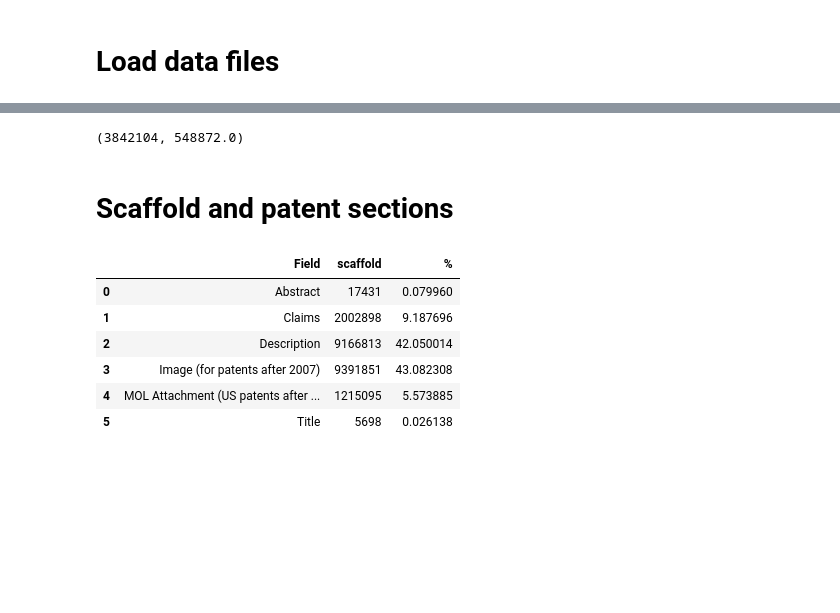
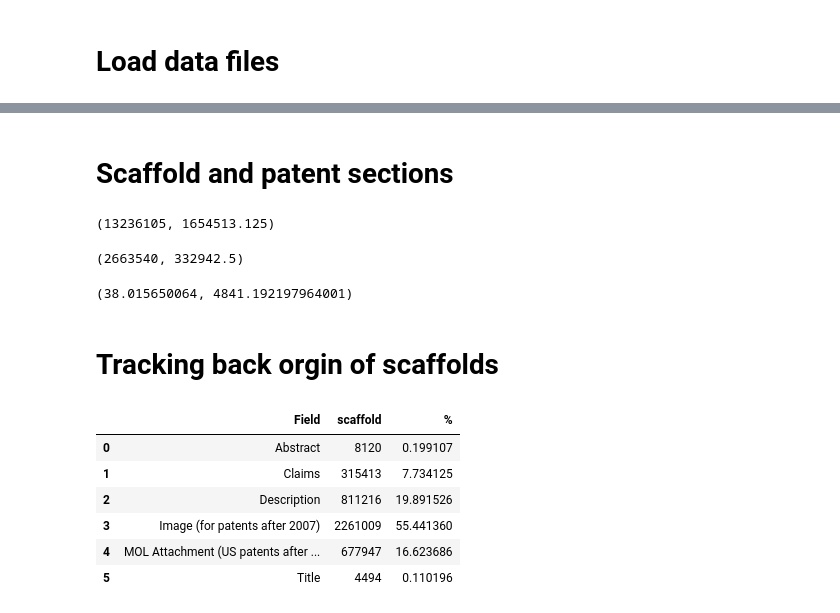
Before and after one commit to Fraunhofer-ITMP/patent-clinical-candidate-characteristics, a Jupyter notebook: notebooks/3_3_structure_charcterstics.ipynb, the cells around one changed output, grey strips where cells are left out. Cells and saved outputs as stored; diff of their text form; code cells hidden in the pictures; blank space fills up the shorter version.

```diff
--- a/notebooks/3_3_structure_charcterstics.ipynb
+++ b/notebooks/3_3_structure_charcterstics.ipynb
@@ -116,8 +175,0 @@ pain_descriptors.head(10)
-# %%
-# Saving the scaffold dataframe
-df = surechembl_df.copy()
-df.dropna(inplace=True)
-df.drop_duplicates(subset=["scaffold"], inplace=True)
-df.to_parquet(
-    f"{MAPPINGS_DIR}/unique_scaffold_mapped_patents.pq.gzip", compression="gzip"
-)
@@ -224,22 +258,55 @@ plt.show()
-# %%
-scaffold_count_df["scaffold"].sum(), scaffold_count_df["scaffold"].mean()
-# %% [output]
-(3842104, 548872.0)
 # %% [markdown]
 # Scaffold and patent sections
+# %%
+# Total and average number of scaffolds
+cummulative_counts_df["total_scaffolds"].sum(), cummulative_counts_df[
+    "total_scaffolds"
+].mean()
+# %% [output]
+(13236105, 1654513.125)
+# %%
+# Total and average number of new scaffolds
+cummulative_counts_df["new_scaffolds"].sum(), cummulative_counts_df[
+    "new_scaffolds"
+].mean()
+# %% [output]
+(2663540, 332942.5)
+# %%
+# Min and max scaffold MW
+test = mol_wt_df[~mol_wt_df["scaffold_mw"].isna()]
+test = test[test["scaffold_mw"] > 0]
+test["scaffold_mw"].min(), test["scaffold_mw"].max()
+# %% [output]
+(38.015650064, 4841.192197964001)
+# %% [markdown]
+# Tracking back orgin of scaffolds
+# %%
+df.drop_duplicates(subset=["SMILES", "Field"], inplace=True)
+murcko_scaffold_df.drop_duplicates(subset=["cleaned_smiles"], inplace=True)
+# %%
+scaffold_pat_field_df = pd.merge(
+    df,
+    murcko_scaffold_df,
+    on="cleaned_smiles",
+    how="left",
+    suffixes=("", "_y"),
+)
+# %%
+scaffold_pat_field_df.drop_duplicates(subset=["scaffold", "Field"], inplace=True)
 # %%
+# Overall distribution of scaffolds
 scaffold_pat_field_df = (
-    surechembl_df.groupby(["Field"])["scaffold"].count().reset_index()
+    scaffold_pat_field_df.groupby(["Field"])["scaffold"].count().reset_index()
 )
 scaffold_pat_field_df["%"] = (
     scaffold_pat_field_df["scaffold"] / scaffold_pat_field_df["scaffold"].sum()
 ) * 100
 scaffold_pat_field_df
 # %% [output]
 |  | Field | scaffold | % |
-| 0 | Abstract | 17431 | 0.079960 |
-| 1 | Claims | 2002898 | 9.187696 |
-| 2 | Description | 9166813 | 42.050014 |
-| 3 | Image (for patents after 2007) | 9391851 | 43.082308 |
-| 4 | MOL Attachment (US patents after ... | 1215095 | 5.573885 |
-| 5 | Title | 5698 | 0.026138 |
+| 0 | Abstract | 8120 | 0.199107 |
+| 1 | Claims | 315413 | 7.734125 |
+| 2 | Description | 811216 | 19.891526 |
+| 3 | Image (for patents after 2007) | 2261009 | 55.441360 |
+| 4 | MOL Attachment (US patents after ... | 677947 | 16.623686 |
+| 5 | Title | 4494 | 0.110196 |
```
Also changed, not shown: parts of 34 cells of this notebook, 1 other file.
